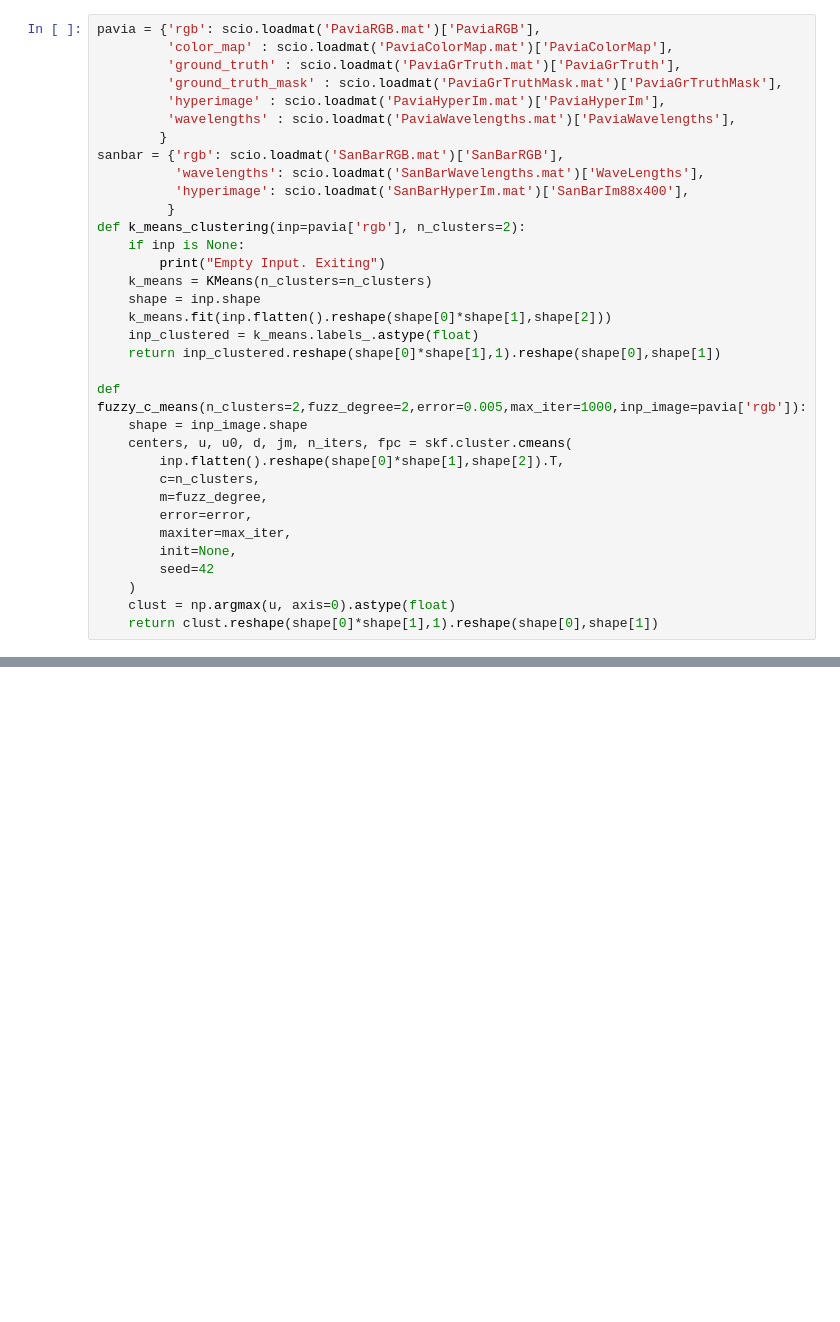
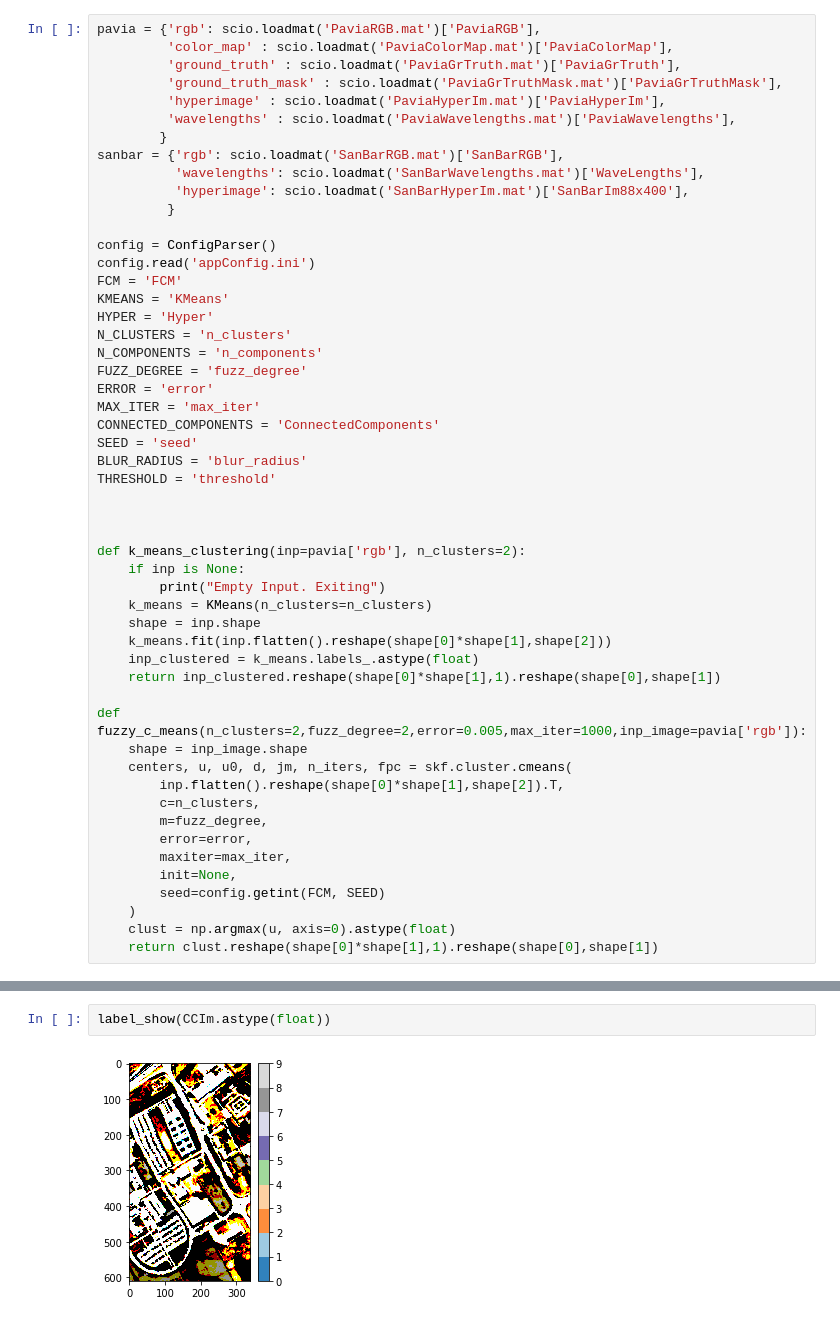
Before and after one commit to rachit-ranjan16/ImSegClust, a Jupyter notebook: Clustering.ipynb, the cells around one changed output, grey strips where cells are left out. Drawn from its saved outputs; the diff is of its cells as text; blank space fills up the shorter version.

```diff
--- a/Clustering.ipynb
+++ b/Clustering.ipynb
@@ -23,6 +25,24 @@ sanbar = {'rgb': scio.loadmat('SanBarRGB.mat')['SanBarRGB'],
           'wavelengths': scio.loadmat('SanBarWavelengths.mat')['WaveLengths'],
           'hyperimage': scio.loadmat('SanBarHyperIm.mat')['SanBarIm88x400'],
          }
+
+config = ConfigParser()
+config.read('appConfig.ini')
+FCM = 'FCM'
+KMEANS = 'KMeans'
+HYPER = 'Hyper'
+N_CLUSTERS = 'n_clusters'
+N_COMPONENTS = 'n_components'
+FUZZ_DEGREE = 'fuzz_degree'
+ERROR = 'error'
+MAX_ITER = 'max_iter'
+CONNECTED_COMPONENTS = 'ConnectedComponents'
+SEED = 'seed'
+BLUR_RADIUS = 'blur_radius'
+THRESHOLD = 'threshold'
+
+
+
 def k_means_clustering(inp=pavia['rgb'], n_clusters=2):
     if inp is None:
         print("Empty Input. Exiting")
@@ -41,7 +61,7 @@ def fuzzy_c_means(n_clusters=2,fuzz_degree=2,error=0.005,max_iter=1000,inp_image
         error=error,
         maxiter=max_iter,
         init=None,
-        seed=42
+        seed=config.getint(FCM, SEED)
     )
     clust = np.argmax(u, axis=0).astype(float)
     return clust.reshape(shape[0]*shape[1],1).reshape(shape[0],shape[1])
@@ -73,0 +119,4 @@ def MyClust(image=pavia['rgb'], , params={'Algorithm': 'KMeans',
+# %%
+label_show(CCIm.astype(float))
+# %% [output]
+[figure, added]
```
Also changed, not shown: parts of 4 cells of this notebook, 1 other file.
